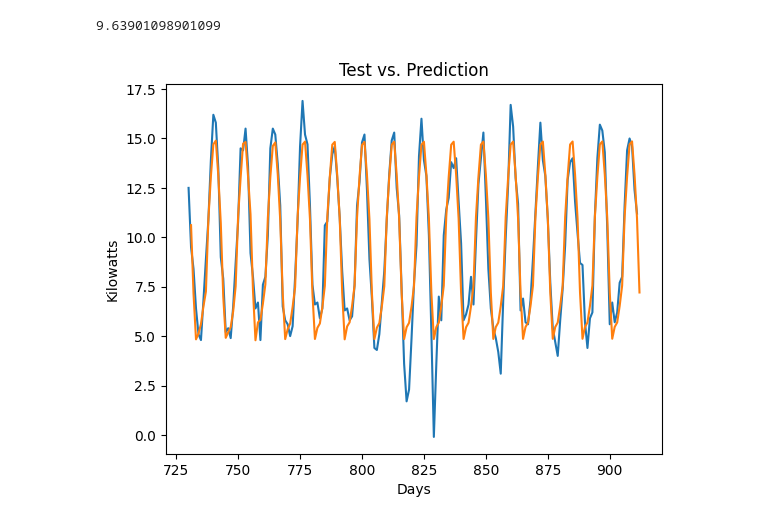
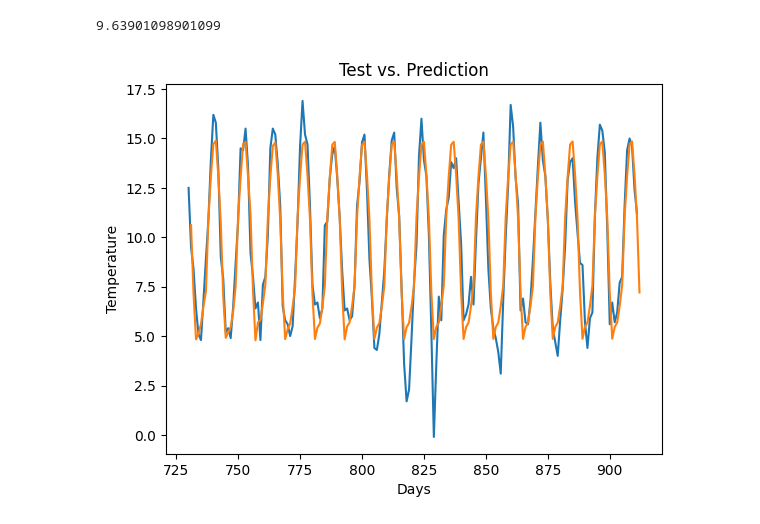
Before and after one commit to MGCodesandStats/energy-weather-modelling, a Jupyter notebook: arima-weather-dublin-airport.ipynb, the cells around one changed output. Drawn from its saved outputs; the diff is of its cells as text; code cells hidden in the pictures.

```diff
--- a/arima-weather-dublin-airport.ipynb
+++ b/arima-weather-dublin-airport.ipynb
@@ -265,9 +265,9 @@ np.mean(test_df)
 # %%
 plt.plot(test_df)
 plt.plot(predictions)
 plt.xlabel('Days')
-plt.ylabel('Kilowatts')
+plt.ylabel('Temperature')
 plt.title("Test vs. Prediction")
 plt.show()
 # %% [output]
-[figure, old version]
+[figure, new version]
```
Also changed, not shown: 2 other files.
